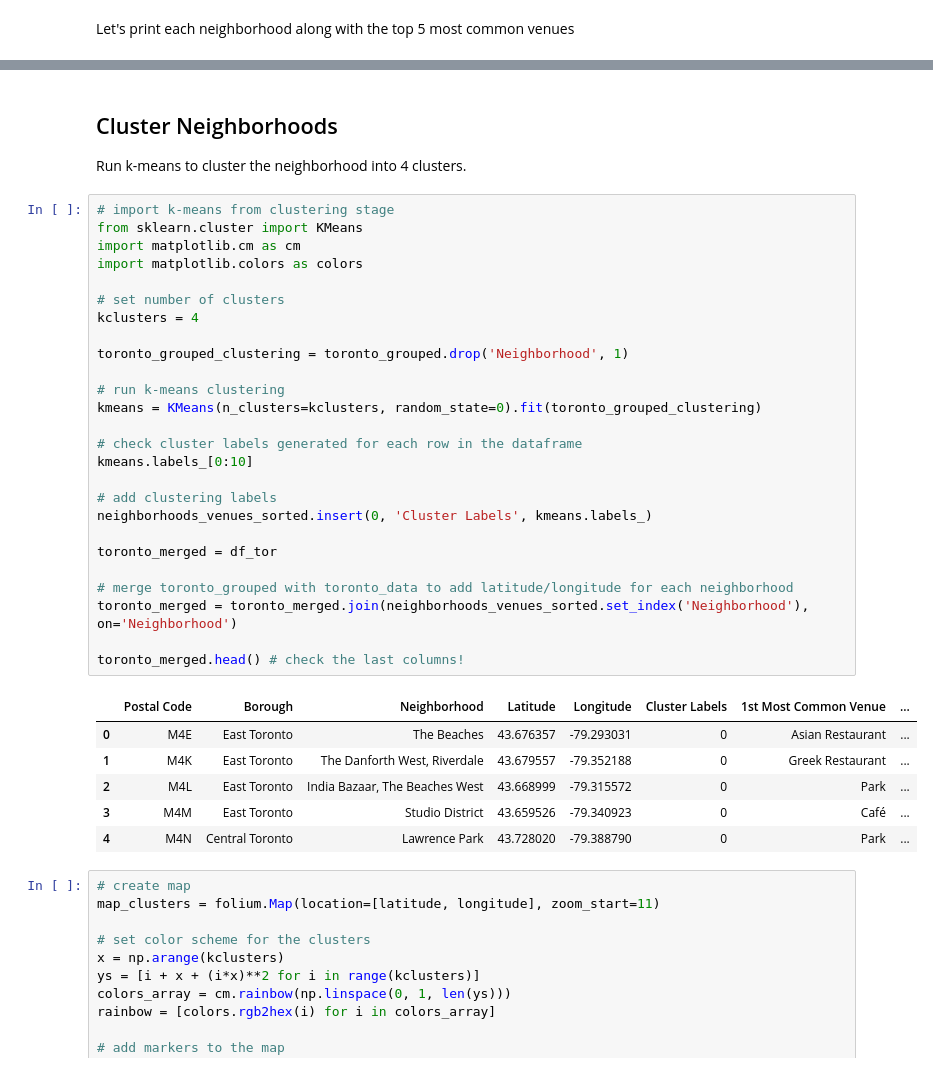
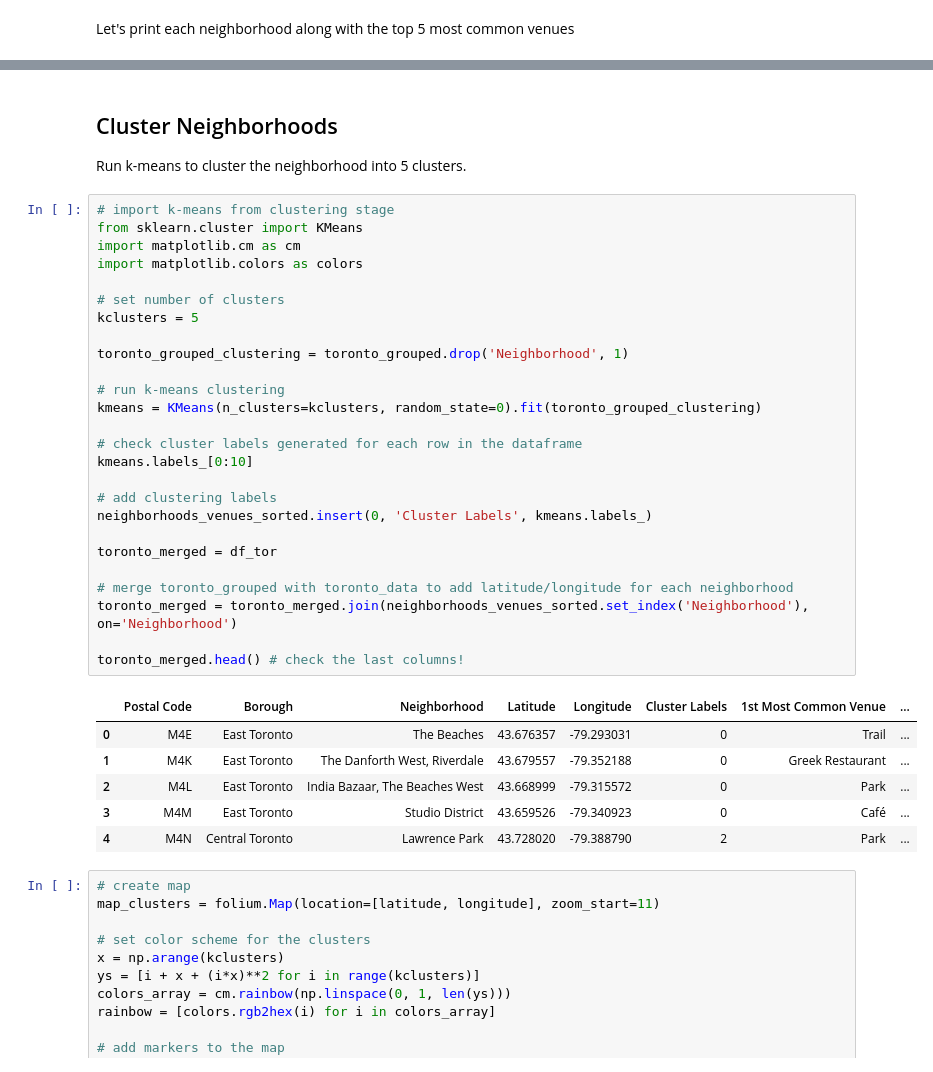
Before and after one commit to eshitagoel/Battle-of-the-Neighbourhoods, a Jupyter notebook: Capstone Project.ipynb, the cells around one changed output, grey strips where cells are left out. Saved outputs shown, nothing was run; the diff lists cells and outputs as text.

```diff
--- a/Capstone Project.ipynb
+++ b/Capstone Project.ipynb
@@ -524,39 +526,39 @@ neighborhoods_venues_sorted.head()
 # %% [markdown]
 ## Cluster Neighborhoods
-Run k-means to cluster the neighborhood into 4 clusters.
+Run k-means to cluster the neighborhood into 5 clusters.
 # %%
 # import k-means from clustering stage
 from sklearn.cluster import KMeans
 import matplotlib.cm as cm
 import matplotlib.colors as colors
 
 # set number of clusters
-kclusters = 4
+kclusters = 5
 
 toronto_grouped_clustering = toronto_grouped.drop('Neighborhood', 1)
 
 # run k-means clustering
 kmeans = KMeans(n_clusters=kclusters, random_state=0).fit(toronto_grouped_clustering)
 
 # check cluster labels generated for each row in the dataframe
 kmeans.labels_[0:10]
 
 # add clustering labels
 neighborhoods_venues_sorted.insert(0, 'Cluster Labels', kmeans.labels_)
 
 toronto_merged = df_tor
 
 # merge toronto_grouped with toronto_data to add latitude/longitude for each neighborhood
 toronto_merged = toronto_merged.join(neighborhoods_venues_sorted.set_index('Neighborhood'), on='Neighborhood')
 
 toronto_merged.head() # check the last columns!
 # %% [output]
 |  | Postal Code | Borough | Neighborhood | Latitude | Longitude | Cluster Labels | 1st Most Common Venue | ... |
-| 0 | M4E | East Toronto | The Beaches | 43.676357 | -79.293031 | 0 | Asian Restaurant | ... |
+| 0 | M4E | East Toronto | The Beaches | 43.676357 | -79.293031 | 0 | Trail | ... |
 | 1 | M4K | East Toronto | The Danforth West, Riverdale | 43.679557 | -79.352188 | 0 | Greek Restaurant | ... |
 | 2 | M4L | East Toronto | India Bazaar, The Beaches West | 43.668999 | -79.315572 | 0 | Park | ... |
 | 3 | M4M | East Toronto | Studio District | 43.659526 | -79.340923 | 0 | Café | ... |
-| 4 | M4N | Central Toronto | Lawrence Park | 43.728020 | -79.388790 | 0 | Park | ... |
+| 4 | M4N | Central Toronto | Lawrence Park | 43.728020 | -79.388790 | 2 | Park | ... |
 # %%
 # create map
 map_clusters = folium.Map(location=[latitude, longitude], zoom_start=11)
```
Also changed, not shown: parts of 7 cells of this notebook.
